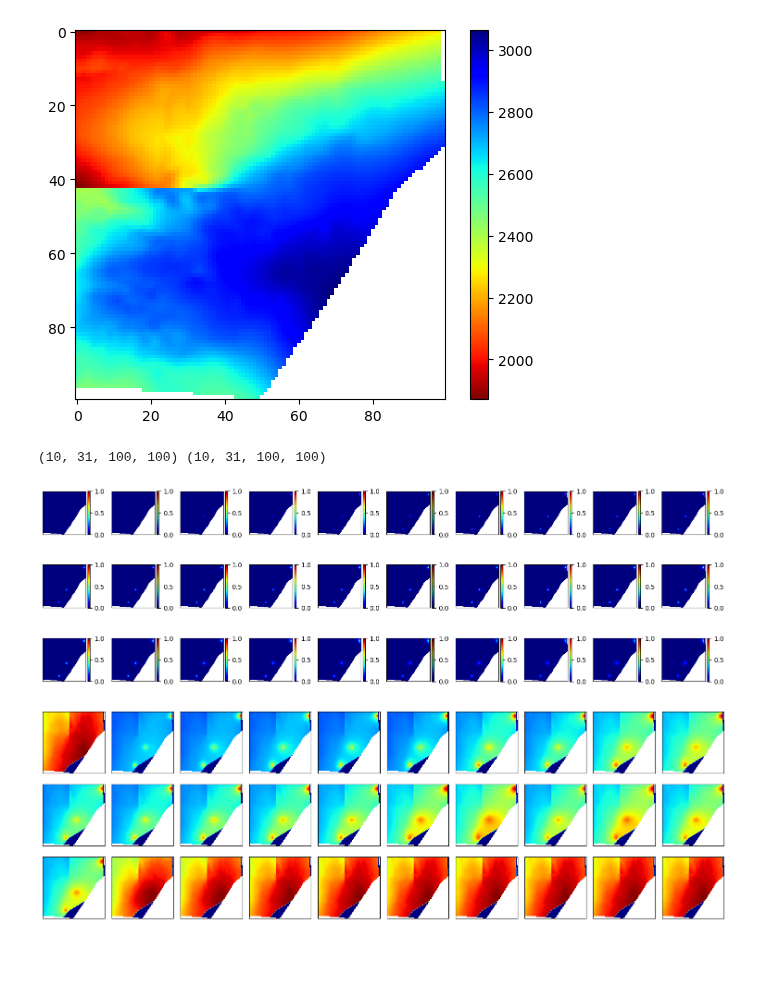
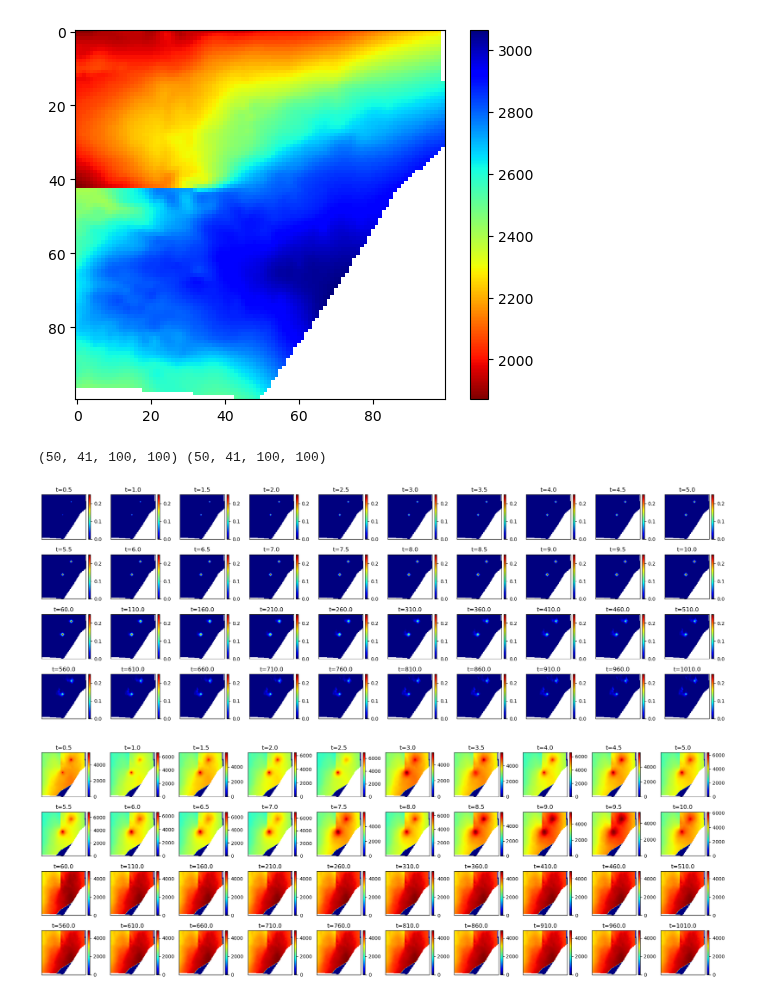
Before and after one commit to misaelmmorales/Placement-Control-Optim-CO2, a Jupyter notebook: placement-control-optim.ipynb, the cells around one changed output. Cells and saved outputs as stored; diff of their text form; code cells hidden in the pictures; blank space fills up the shorter version.

```diff
--- a/placement-control-optim.ipynb
+++ b/placement-control-optim.ipynb
@@ -57,39 +67,58 @@ pressure   = np.zeros((n_realizations, len(timesteps), 100*100))
 for i in range(n_realizations):
     for t in range(len(timesteps)):
         saturation[i,t][indexMap] = saturation_f[i,t]
-        pressure[i,t][indexMap]   = pressure_f[i,t]
+        pressure[i,t][indexMap]   = pressure_f[i,t] / psi2pascal
 
 saturation = saturation.reshape(n_realizations, len(timesteps), 100, 100)
 pressure   = pressure.reshape(n_realizations, len(timesteps), 100, 100)
 print(saturation.shape, pressure.shape)
 # %% [output]
-(10, 31, 100, 100) (10, 31, 100, 100)
+(50, 41, 100, 100) (50, 41, 100, 100)
+# %%
+co2_rho = 686.5266
+mega    = 1e6
+
+well_rates = {}
+for i in range(n_realizations):
+    d = loadmat('data_100_100_11/VE_states/states_{}.mat'.format(i), simplify_cells=True)['var']
+    d0 = d[1]['wellSol']
+    nw = 1 if len(d0) > 3 else len(d0)
+    wr = np.zeros((len(timesteps), nw))
+    for w in range(nw):
+        for t in range(1,len(timesteps)):
+            wr[t,w] = d[t]['wellSol'][w]['val'] if nw > 1 else  d[t]['wellSol']['val']
+    well_rates[i] = wr * co2_rho * sec2year / 1e3 / mega
 # %%
-plt.figure(figsize=(15,5))
+realization = 22
+
+plt.figure(figsize=(20,7))
 k = 0
-for i in range(3):
+for i in range(4):
     for j in range(10):
-        plt.subplot(3,10,k+1)
-        sat_masked = np.ma.masked_where(actnum_l1==0, saturation[5,k])
-        im = plt.imshow(sat_masked, cmap='jet', vmin=0, vmax=1)
+        plt.subplot(4,10,k+1)
+        k += 1
+        sat_masked = np.ma.masked_where(actnum_l1==0, saturation[realization,k])
+        im = plt.imshow(sat_masked, cmap='jet', vmin=0, vmax=0.25)
+        plt.title('t={:.1f}'.format(round(timesteps[k], 2)))
         plt.colorbar(im, pad=0.04, fraction=0.046)
         plt.xticks([]); plt.yticks([])
-        k += 1
 plt.tight_layout()
 plt.show()
 # %% [output]
-[figure, old version]
+[figure, new version]
 # %%
-plt.figure(figsize=(15,5))
+plt.figure(figsize=(20,7))
 k = 0
-for i in range(3):
+for i in range(4):
     for j in range(10):
-        plt.subplot(3,10,k+1)
-        pres_masked = np.ma.masked_where(actnum_l1==0, pressure[5,k])
-        plt.imshow(pres_masked, cmap='jet')
+        plt.subplot(4,10,k+1)
+        k += 1
+        pres_masked = np.ma.masked_where(actnum_l1==0, pressure[realization,k])
+        im = plt.imshow(pres_masked, cmap='jet')
+        plt.title('t={:.1f}'.format(round(timesteps[k], 2)))
+        plt.colorbar(im, pad=0.04, fraction=0.046)
         plt.xticks([]); plt.yticks([])
-        k += 1
 plt.tight_layout()
 plt.show()
 # %% [output]
-[figure, old version]
+[figure, new version]
```
Also changed, not shown: parts of 8 cells of this notebook, 7 other files.
